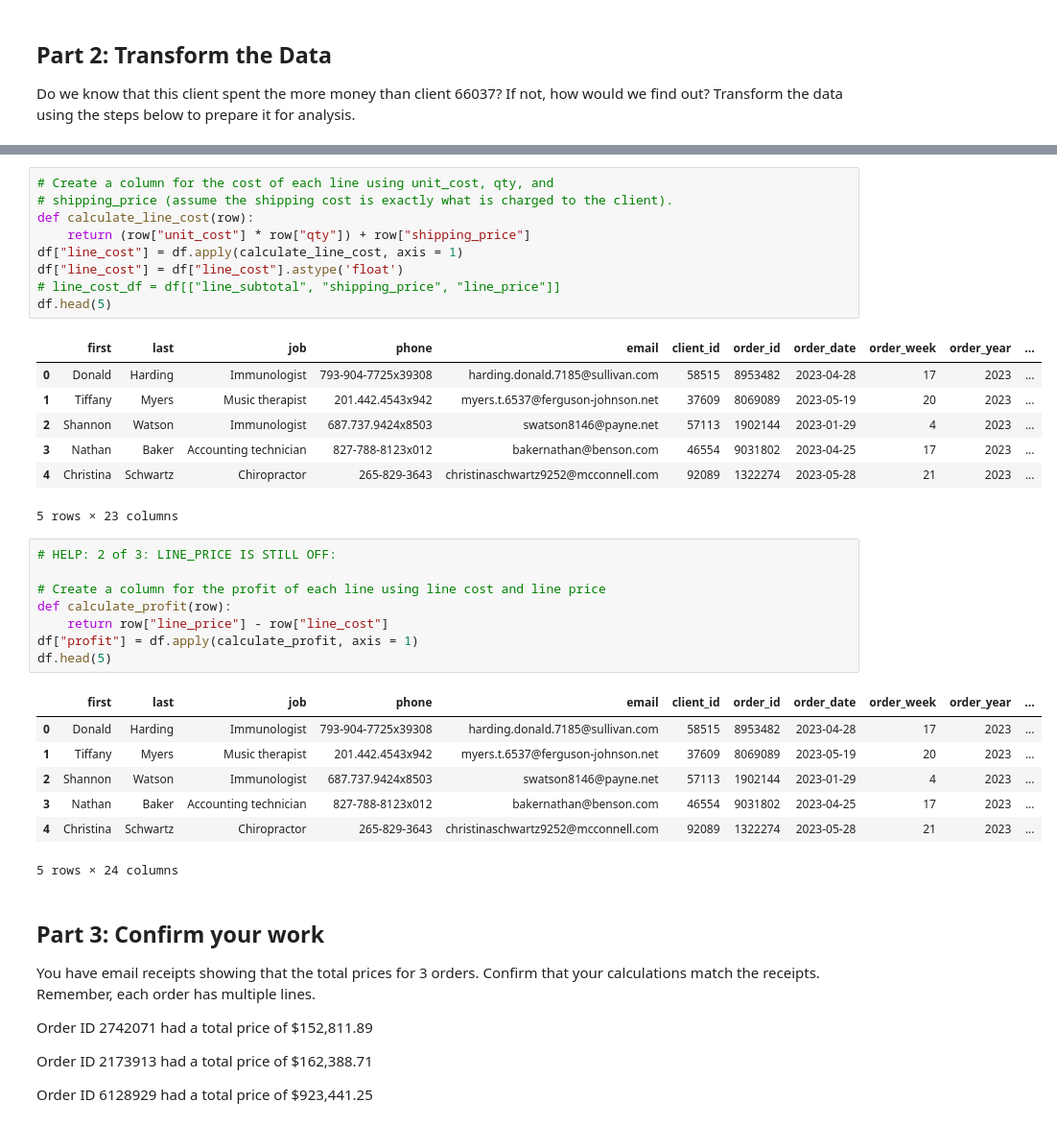
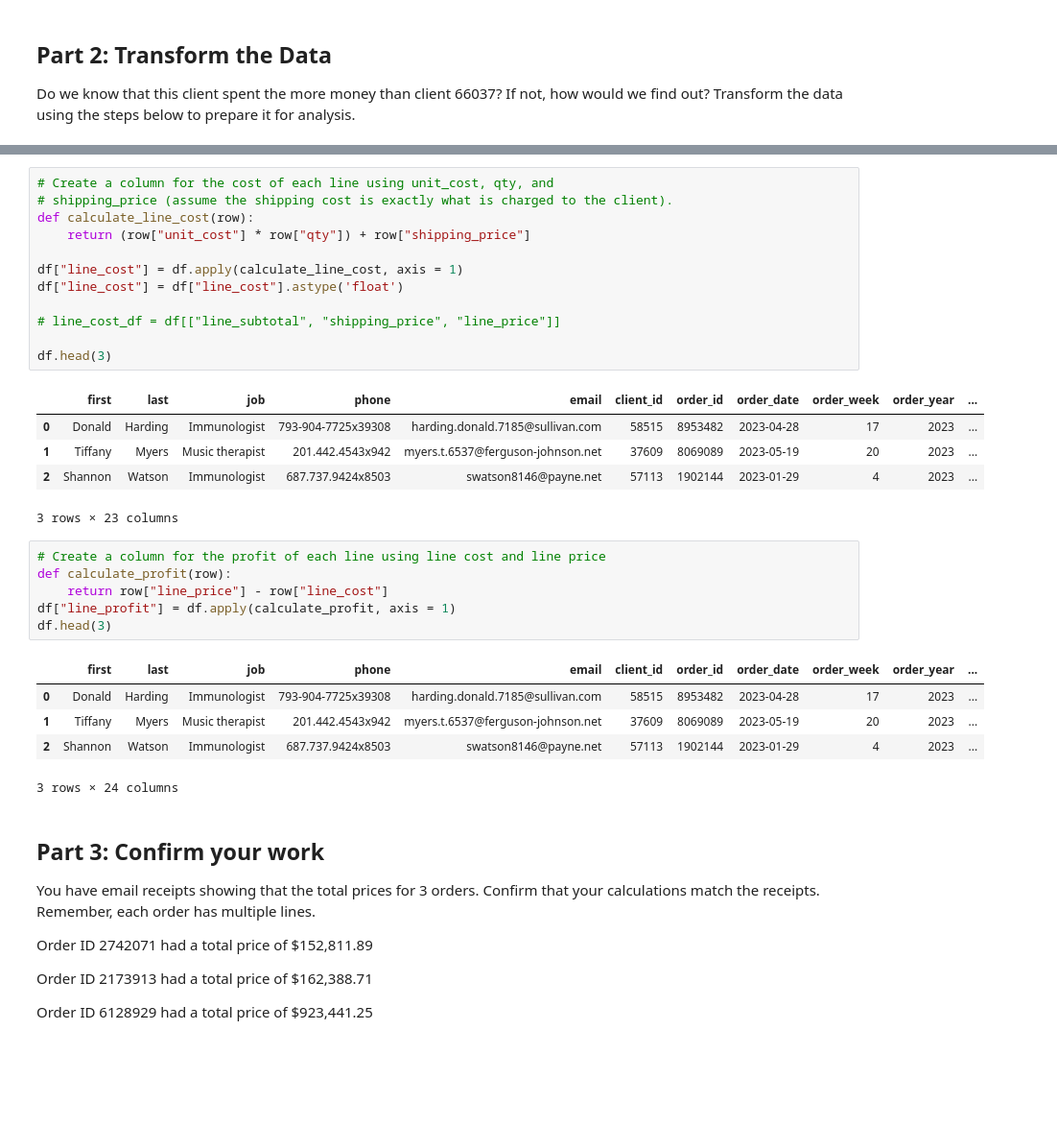
Before and after one commit to tlockhart/pandas-challenge-1, a Jupyter notebook: wholesale_data_analysis_starter_code.ipynb, the cells around one changed output, grey strips where cells are left out. Shown: that part at 96% size. Saved outputs shown, nothing was run; the diff lists cells and outputs as text; blank space fills up the shorter version.

```diff
--- a/wholesale_data_analysis_starter_code.ipynb
+++ b/wholesale_data_analysis_starter_code.ipynb
@@ -220,36 +193,33 @@ total_price_df
 # %%
 # Create a column for the cost of each line using unit_cost, qty, and
 # shipping_price (assume the shipping cost is exactly what is charged to the client).
 def calculate_line_cost(row):
     return (row["unit_cost"] * row["qty"]) + row["shipping_price"]
+
 df["line_cost"] = df.apply(calculate_line_cost, axis = 1)
 df["line_cost"] = df["line_cost"].astype('float')
+
 # line_cost_df = df[["line_subtotal", "shipping_price", "line_price"]]
-df.head(5)
+
+df.head(3)
 # %% [output]
 |  | first | last | job | phone | email | client_id | order_id | order_date | order_week | order_year | ... |
 | 0 | Donald | Harding | Immunologist | 793-904-7725x39308 | harding.donald.7185@sullivan.com | 58515 | 8953482 | 2023-04-28 | 17 | 2023 | ... |
 | 1 | Tiffany | Myers | Music therapist | 201.442.4543x942 | myers.t.6537@ferguson-johnson.net | 37609 | 8069089 | 2023-05-19 | 20 | 2023 | ... |
 | 2 | Shannon | Watson | Immunologist | 687.737.9424x8503 | swatson8146@payne.net | 57113 | 1902144 | 2023-01-29 | 4 | 2023 | ... |
-| 3 | Nathan | Baker | Accounting technician | 827-788-8123x012 | bakernathan@benson.com | 46554 | 9031802 | 2023-04-25 | 17 | 2023 | ... |
-| 4 | Christina | Schwartz | Chiropractor | 265-829-3643 | christinaschwartz9252@mcconnell.com | 92089 | 1322274 | 2023-05-28 | 21 | 2023 | ... |
-5 rows × 23 columns
+3 rows × 23 columns
 # %%
-# HELP: 2 of 3: LINE_PRICE IS STILL OFF:
-
 # Create a column for the profit of each line using line cost and line price
 def calculate_profit(row):
     return row["line_price"] - row["line_cost"]
-df["profit"] = df.apply(calculate_profit, axis = 1)
-df.head(5)
+df["line_profit"] = df.apply(calculate_profit, axis = 1)
+df.head(3)
 # %% [output]
 |  | first | last | job | phone | email | client_id | order_id | order_date | order_week | order_year | ... |
 | 0 | Donald | Harding | Immunologist | 793-904-7725x39308 | harding.donald.7185@sullivan.com | 58515 | 8953482 | 2023-04-28 | 17 | 2023 | ... |
 | 1 | Tiffany | Myers | Music therapist | 201.442.4543x942 | myers.t.6537@ferguson-johnson.net | 37609 | 8069089 | 2023-05-19 | 20 | 2023 | ... |
 | 2 | Shannon | Watson | Immunologist | 687.737.9424x8503 | swatson8146@payne.net | 57113 | 1902144 | 2023-01-29 | 4 | 2023 | ... |
-| 3 | Nathan | Baker | Accounting technician | 827-788-8123x012 | bakernathan@benson.com | 46554 | 9031802 | 2023-04-25 | 17 | 2023 | ... |
-| 4 | Christina | Schwartz | Chiropractor | 265-829-3643 | christinaschwartz9252@mcconnell.com | 92089 | 1322274 | 2023-05-28 | 21 | 2023 | ... |
-5 rows × 24 columns
+3 rows × 24 columns
 # %% [markdown]
 ## Part 3: Confirm your work
 You have email receipts showing that the total prices for 3 orders. Confirm that your calculations match the receipts. Remember, each order has multiple lines.
```
Also changed, not shown: parts of 10 cells of this notebook, 2 other files.
